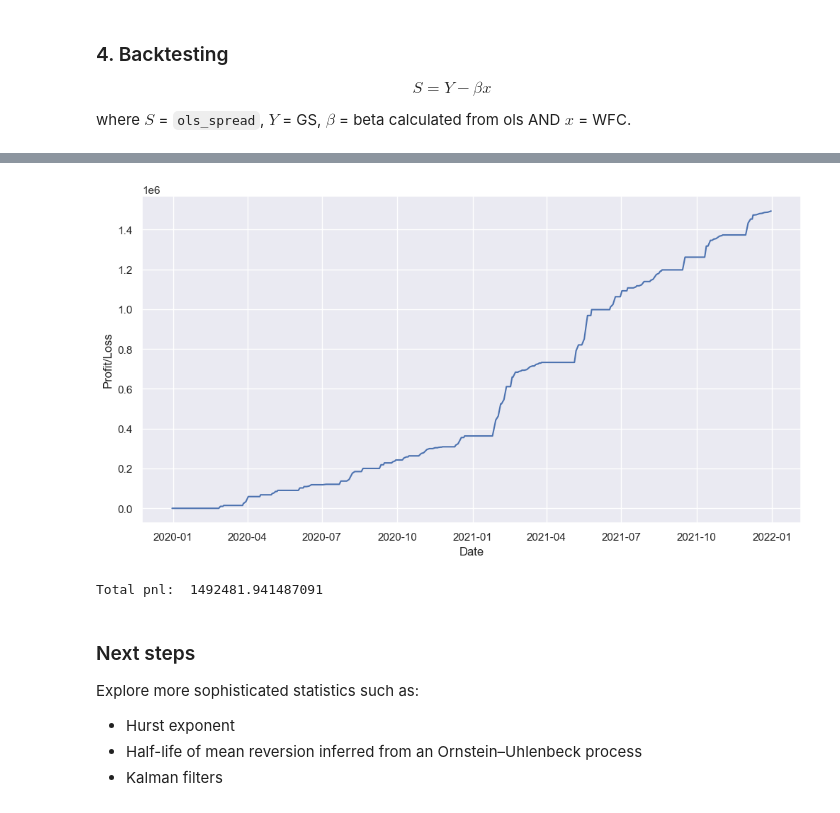
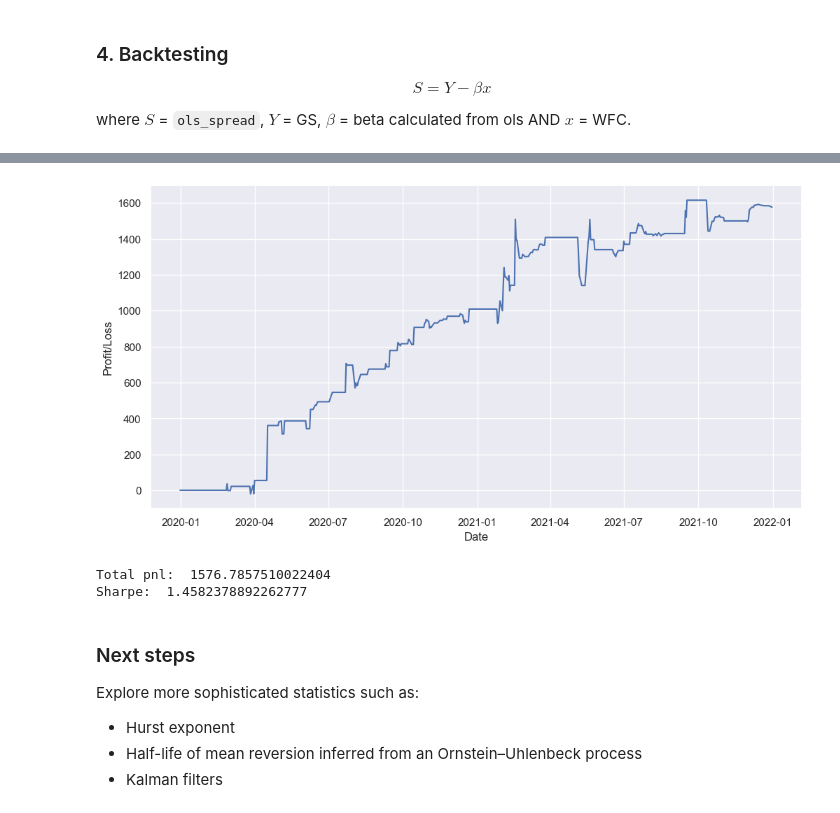
Before and after one commit to rileyang1/Pairs-Trading-Strategy, a Jupyter notebook: Pairs-Trading.ipynb, the cells around one changed output, grey strips where cells are left out. Saved outputs shown, nothing was run; the diff lists cells and outputs as text; code cells hidden in the pictures.

```diff
--- a/Pairs-Trading.ipynb
+++ b/Pairs-Trading.ipynb
@@ -511,7 +511,7 @@ def backtest(S1, S2, ols_spread, short_ma, long_ma, zscore_l=-1, zscore_h=1, zsc
         s2_iipos = 0
         iipnl = 0
 
-        print(i, 'zscore: ', zscore_ols_spread[i])
+        # print(i, 'zscore: ', zscore_ols_spread[i])
 
         # determining positions for s1 and s2 today
         # long the spread if zscore < -1 : long 1 * s2 and short beta * s1
@@ -530,8 +530,8 @@ def backtest(S1, S2, ols_spread, short_ma, long_ma, zscore_l=-1, zscore_h=1, zsc
             s2_iipos = -s2_pos
 
 
-        print('s1, s2 pos: ', s1_pos, s2_pos)
-        print('today s1, s2 pos delta: ', s1_iipos, s2_iipos)
+        # print('s1, s2 pos: ', s1_pos, s2_pos)
+        # print('today s1, s2 pos delta: ', s1_iipos, s2_iipos)
 
         # check what transactions need to be made
 
@@ -572,7 +572,7 @@ def backtest(S1, S2, ols_spread, short_ma, long_ma, zscore_l=-1, zscore_h=1, zsc
         elif s2_pos < 0 and s2_value > 0:
             # closing shorts and adding longs
             if s2_iipos > 0:
-                iipnl += (s2_value - s2_pos * S2[i]) # pnl is the diff between our positive short value and the money we expend to buy back stocks
+                iipnl += (s2_value + s2_pos * S2[i]) # pnl is the diff between our positive short value and the money we expend to buy back stocks
                 s2_pos = s2_iipos # update s2_pos
                 s2_value = -(s2_iipos * S2[i]) # update s2_value
             # adding shorts
@@ -592,9 +592,9 @@ def backtest(S1, S2, ols_spread, short_ma, long_ma, zscore_l=-1, zscore_h=1, zsc
                 s2_value -= s2_iipos * S2[i]
 
         pnl[i] = iipnl
-        print('value: ', s1_value, s2_value)
-        print('todays pnl: ', iipnl)
-        print()
+        # print('value: ', s1_value, s2_value)
+        # print('todays pnl: ', iipnl)
+        # print()
 
     return pnl
 # %%
@@ -620,13 +602,16 @@ todays pnl:  1416.4553364205995
 # %%
 plt.figure(figsize=(12,6))
 plt.plot(all_df.index, pnl.cumsum(), label='Cumulative pnl')
 plt.ylabel('Profit/Loss')
 plt.xlabel('Date')
 plt.show();
 print('Total pnl: ', pnl.cumsum()[-1])
+sharpe = np.nanmean(pnl) / np.nanstd(pnl) * np.sqrt(252)
+print('Sharpe: ', sharpe)
 # %% [output]
-[figure, old version]
+[figure, new version]
-Total pnl:  1492481.941487091
+Total pnl:  1576.7857510022404
+Sharpe:  1.4582378892262777
 # %% [markdown]
 ### Next steps
 
```
Also changed, not shown: parts of 13 cells of this notebook.
